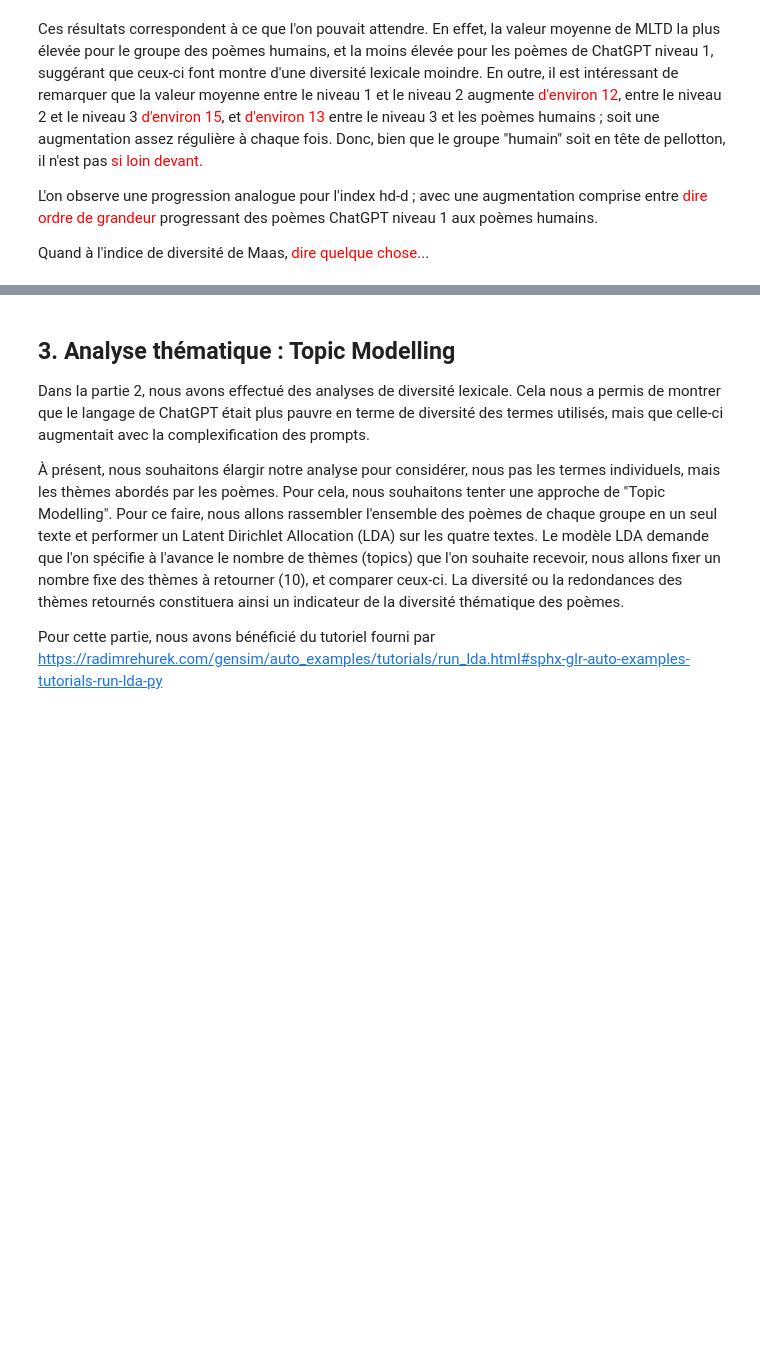
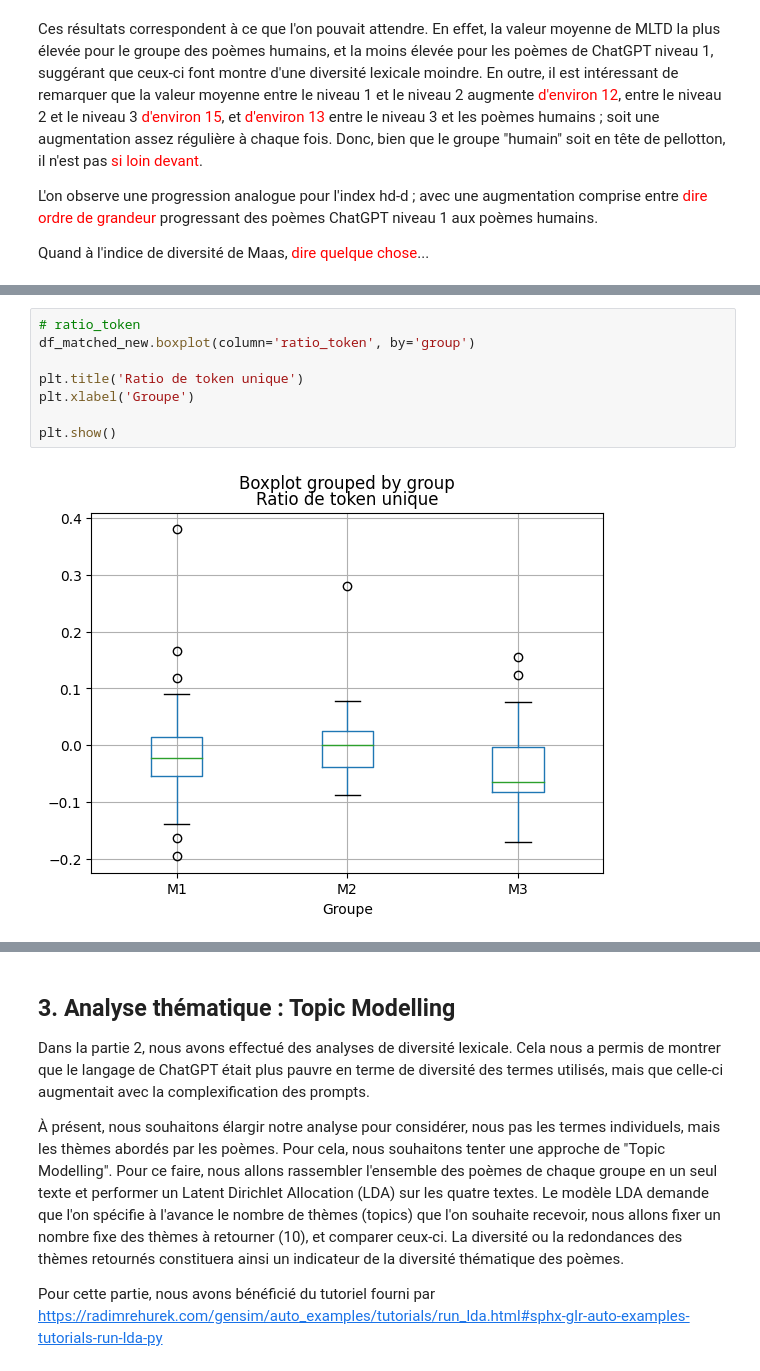
Before and after one commit to margauxlep/tm-nlp-poems, a Jupyter notebook: voc_lex_analysis.ipynb, the cells around one changed output, grey strips where cells are left out. Saved outputs shown, nothing was run; the diff lists cells and outputs as text; blank space fills up the shorter version.

```diff
--- a/voc_lex_analysis.ipynb
+++ b/voc_lex_analysis.ipynb
@@ -512,0 +607,10 @@ Quand à l'indice de diversité de Maas, <span style="color:red"> dire quelque c
+# %%
+# ratio_token
+df_matched_new.boxplot(column='ratio_token', by='group')
+
+plt.title('Ratio de token unique')
+plt.xlabel('Groupe')
+
+plt.show()
+# %% [output]
+[figure, added]
```
Also changed, not shown: parts of 33 cells of this notebook.
